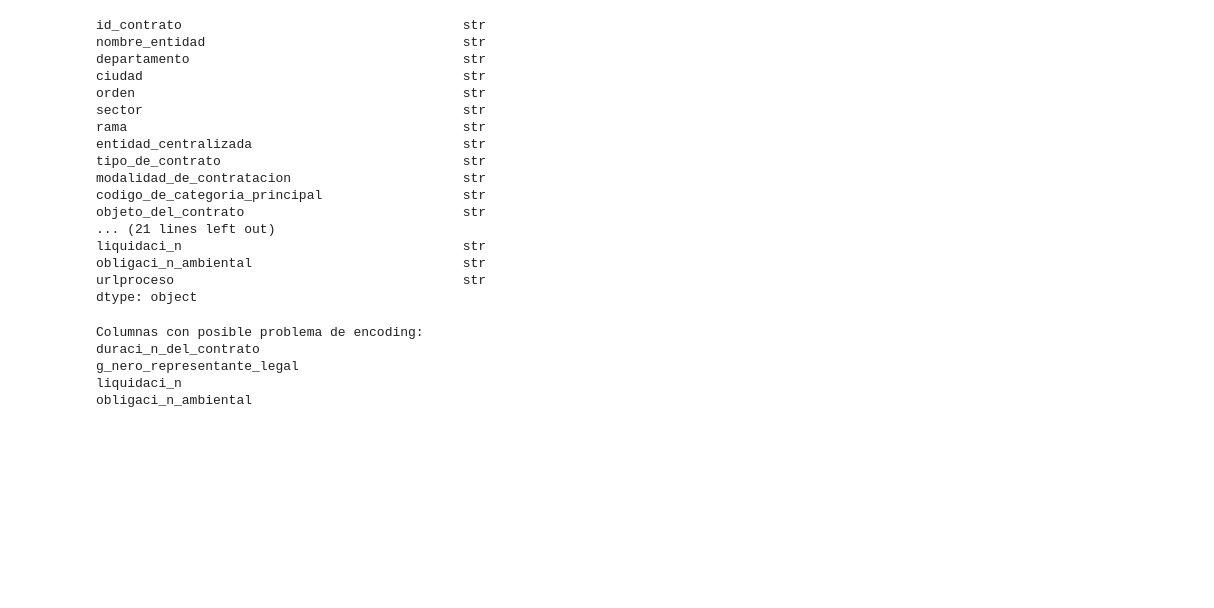
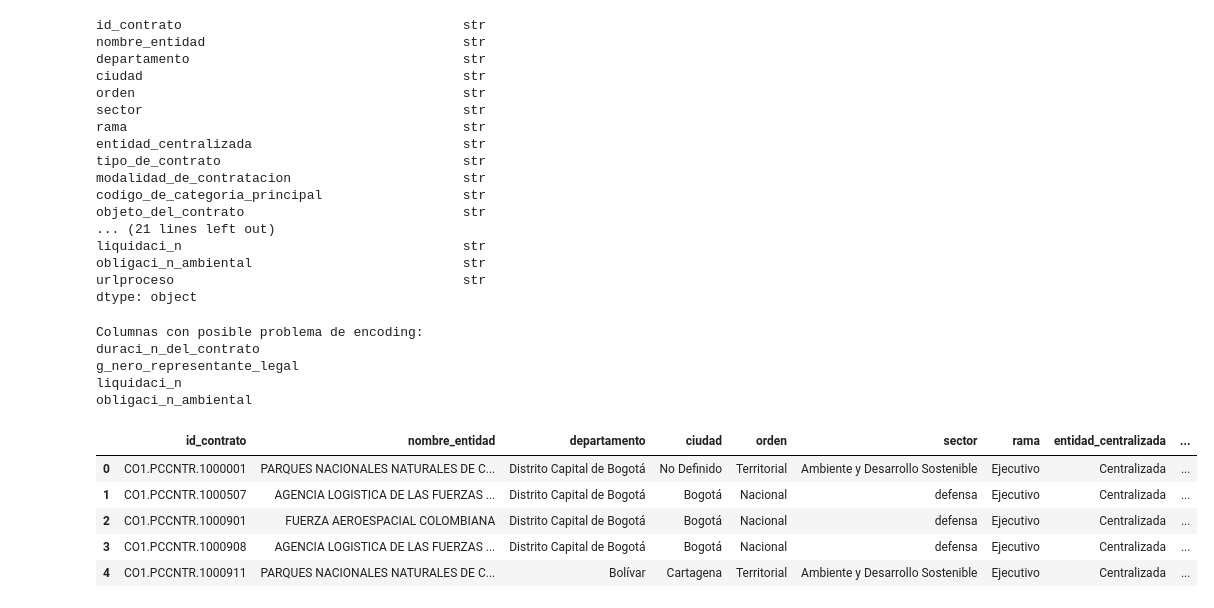
Before and after one commit to rporras10/secop-eda, a Jupyter notebook: eda_secop.ipynb, the cells around one changed output. Cells and saved outputs as stored; diff of their text form; code cells hidden in the pictures; blank space fills up the shorter version.

```diff
--- a/eda_secop.ipynb
+++ b/eda_secop.ipynb
@@ -64,3 +64,12 @@ duraci_n_del_contrato
 g_nero_representante_legal
 liquidaci_n
 obligaci_n_ambiental
+# %%
+secop_df.head()
+# %% [output]
+|  | id_contrato | nombre_entidad | departamento | ciudad | orden | sector | rama | entidad_centralizada | ... |
+| 0 | CO1.PCCNTR.1000001 | PARQUES NACIONALES NATURALES DE C... | Distrito Capital de Bogotá | No Definido | Territorial | Ambiente y Desarrollo Sostenible | Ejecutivo | Centralizada | ... |
+| 1 | CO1.PCCNTR.1000507 | AGENCIA LOGISTICA DE LAS FUERZAS ... | Distrito Capital de Bogotá | Bogotá | Nacional | defensa | Ejecutivo | Centralizada | ... |
+| 2 | CO1.PCCNTR.1000901 | FUERZA AEROESPACIAL COLOMBIANA | Distrito Capital de Bogotá | Bogotá | Nacional | defensa | Ejecutivo | Centralizada | ... |
+| 3 | CO1.PCCNTR.1000908 | AGENCIA LOGISTICA DE LAS FUERZAS ... | Distrito Capital de Bogotá | Bogotá | Nacional | defensa | Ejecutivo | Centralizada | ... |
+| 4 | CO1.PCCNTR.1000911 | PARQUES NACIONALES NATURALES DE C... | Bolívar | Cartagena | Territorial | Ambiente y Desarrollo Sostenible | Ejecutivo | Centralizada | ... |
```
Also changed, not shown: parts of 12 cells of this notebook.
